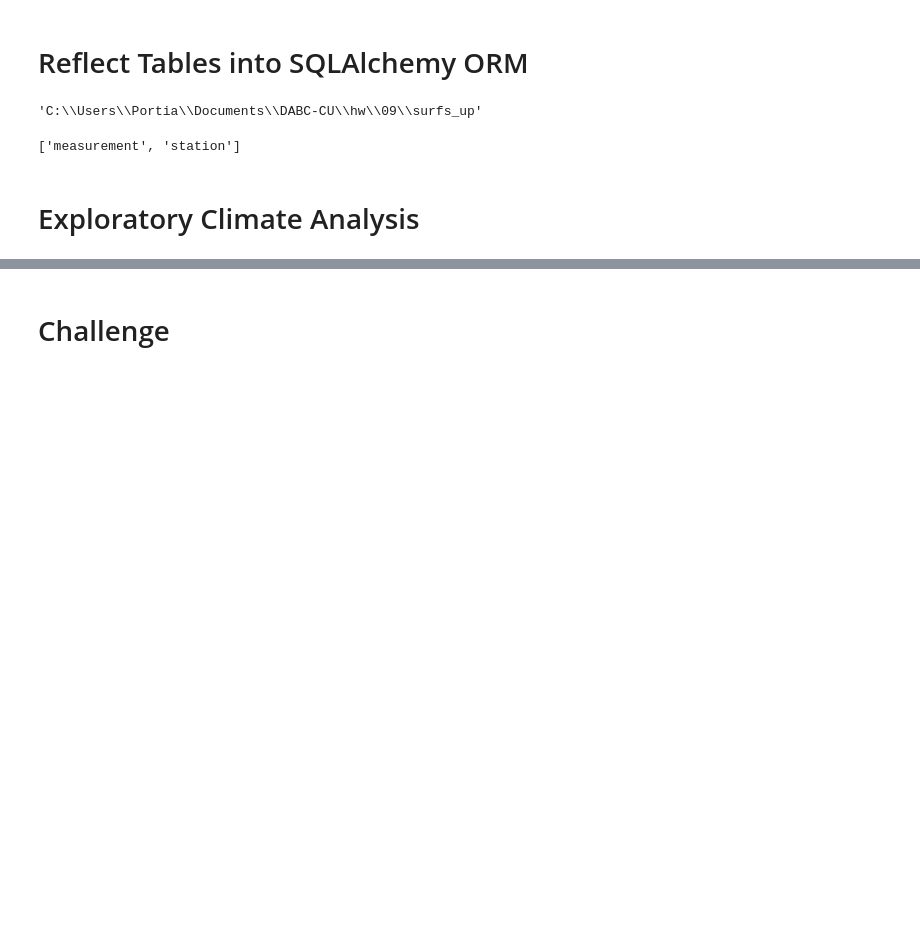
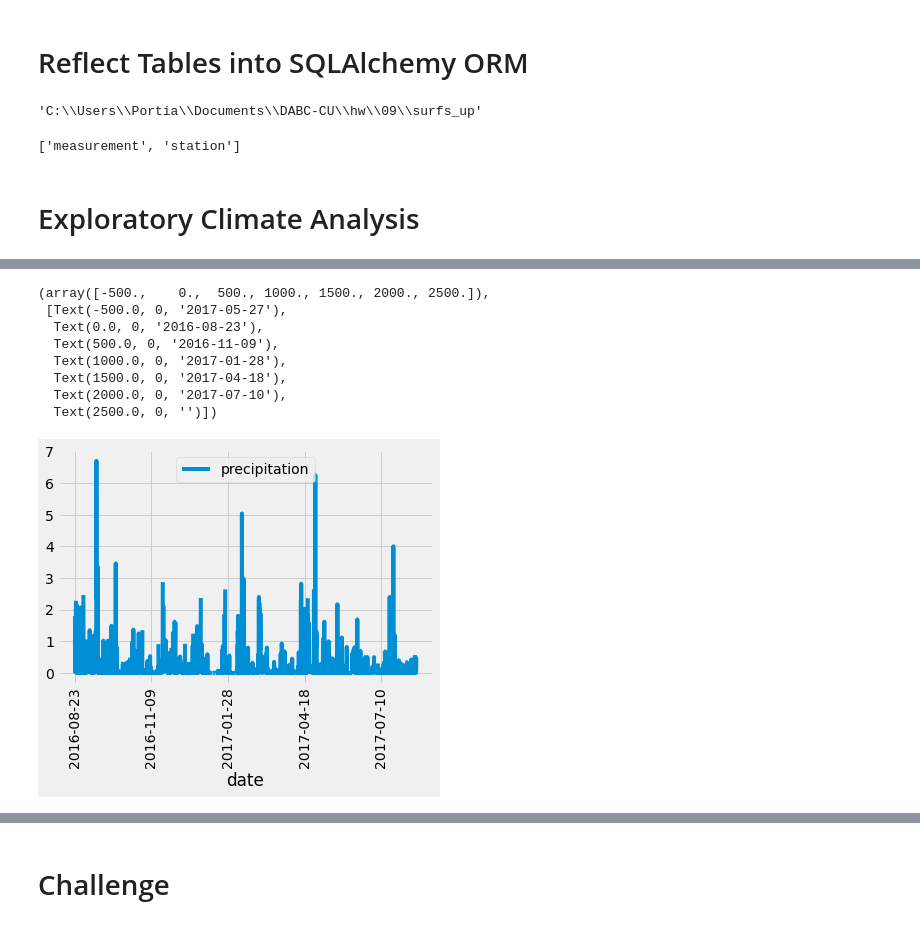
Before and after one commit to wallaceportia/surfs_up, a Jupyter notebook: climate_analysis.ipynb, the cells around one changed output, grey strips where cells are left out. Cells and saved outputs as stored; diff of their text form; code cells hidden in the pictures; blank space fills up the shorter version.

```diff
--- a/climate_analysis.ipynb
+++ b/climate_analysis.ipynb
@@ -58,0 +60,3 @@ Session = Session(engine)
+# %%
+results = session.query(Measurement.date, Measurement.prcp).filter(Measurement.date >= prev_year).all()
+results
@@ -58,0 +106,4 @@ Session = Session(engine)
+# %%
+# Save the query results as a Pandas DataFrame and set the index to the date column
+df = pd.DataFrame(results, columns=['date','precipitation'])
+df.head(15)
@@ -58,0 +127,3 @@ Session = Session(engine)
+# %%
+df.set_index(df['date'], inplace=True)
+print(df)
@@ -58,0 +166,4 @@ Session = Session(engine)
+# %%
+# Sort the dataframe by date
+df = df.sort_index()
+df
@@ -59,2 +205,18 @@ Session = Session(engine)
+# %%
+# Use Pandas Plotting with Matplotlib to plot the data
+df.plot()
+#import matplotlib.dates as mdates
+#mdates.MonthLocator(interval=2)
+plt.xticks(rotation=90)
+# %% [output]
+(array([-500.,    0.,  500., 1000., 1500., 2000., 2500.]),
+ [Text(-500.0, 0, '2017-05-27'),
+  Text(0.0, 0, '2016-08-23'),
+  Text(500.0, 0, '2016-11-09'),
+  Text(1000.0, 0, '2017-01-28'),
+  Text(1500.0, 0, '2017-04-18'),
+  Text(2000.0, 0, '2017-07-10'),
+  Text(2500.0, 0, '')])
+[figure, added]
 # %%
 # Use Pandas to calcualte the summary statistics for the precipitation data
```
Also changed, not shown: parts of 14 cells of this notebook.
